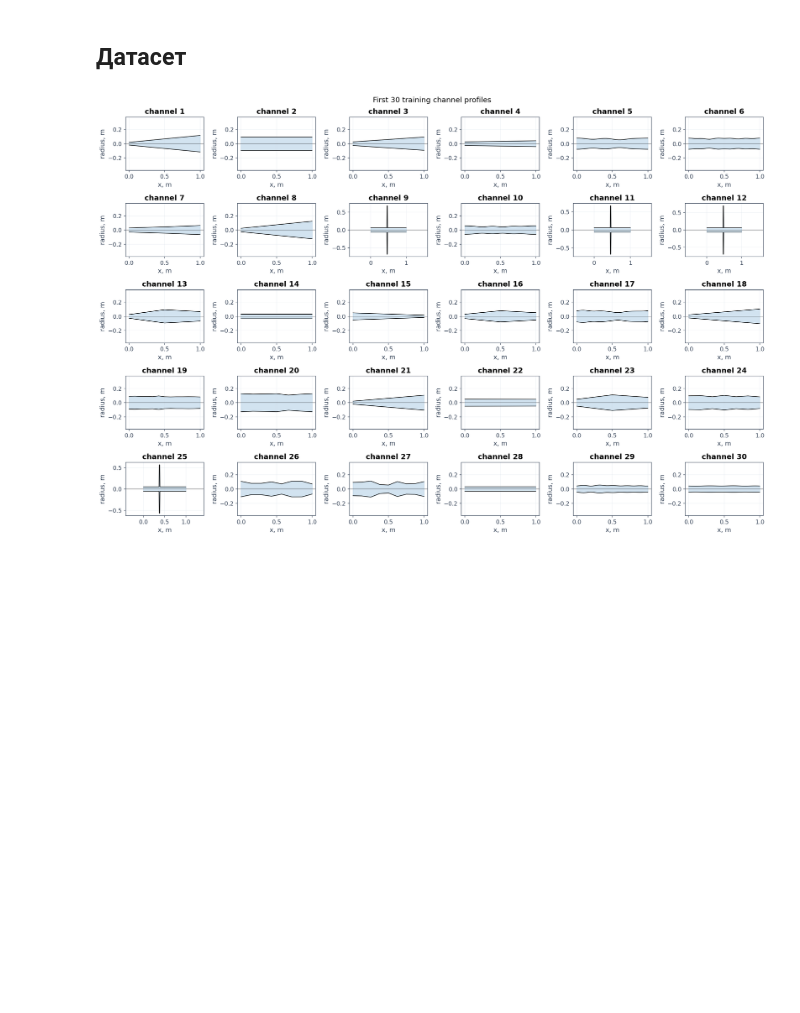
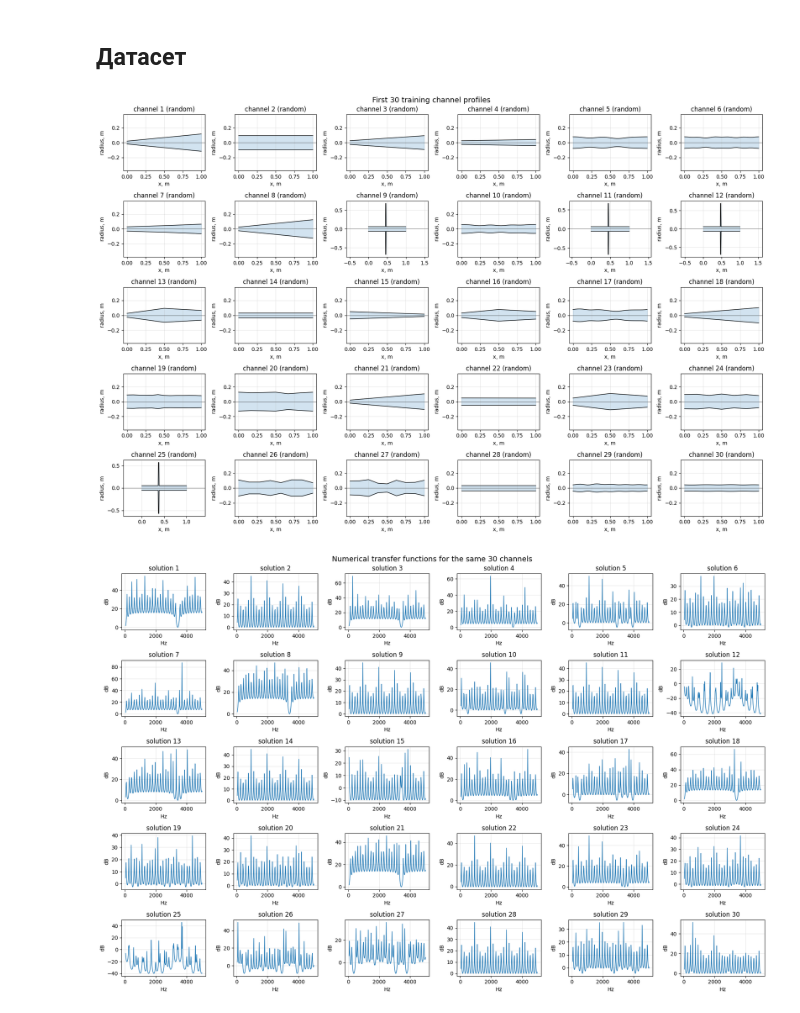
Before and after one commit to Erykalkin/webster, a Jupyter notebook: solver_benchmark_demo.ipynb, the cells around one changed output. Drawn from its saved outputs; the diff is of its cells as text; code cells hidden in the pictures; blank space fills up the shorter version.

```diff
--- a/solver_benchmark_demo.ipynb
+++ b/solver_benchmark_demo.ipynb
@@ -1839,11 +2073,15 @@ import importlib
 import matplotlib.pyplot as plt
 import vt_all_solvers_wrapper as vt
 import dataset
+
 from base_range_library import range_library
 from dataset import StreamingGeometryDatasetConfig, make_streaming_dataloader
+
 importlib.reload(vt)
+importlib.reload(dataset)
 
 batch_size = 50
+n_show = 30
 
 train_config = StreamingGeometryDatasetConfig(
     geometry_kind="random",
@@ -1861,6 +2099,9 @@ train_loader = make_streaming_dataloader(
 )
 
 geometries = []
+solutions_db = []
+frequencies_hz = []
+metadata = []
 
 for batch in train_loader:
     geom = batch["geometry"]
@@ -1868,6 +2109,10 @@ for batch in train_loader:
     x = geom["x_m"]
     area = geom["area_m2"]
     node_count = geom["node_count"]
+
+    target = batch["target"]
+    freq = batch["frequencies_hz"]
+    meta = batch.get("meta", None)
 
     for i in range(x.shape[0]):
         n = int(node_count[i])
@@ -1876,34 +2121,68 @@ for batch in train_loader:
             x_m=x[i, :n].cpu().tolist(),
             area_m2=area[i, :n].cpu().tolist(),
         )
 
         geometries.append(geometry)
+        solutions_db.append(target[i].detach().cpu())
+        frequencies_hz.append(freq[i].detach().cpu())
 
-        if len(geometries) >= 30:
+        if meta is not None:
+            metadata.append(meta[i])
+        else:
+            metadata.append(None)
+
+        if len(geometries) >= n_show:
             break
 
-    if len(geometries) >= 30:
+    if len(geometries) >= n_show:
         break
 
 
+# 1) Геометрии каналов
 fig, axes = plt.subplots(5, 6, figsize=(18, 12))
 axes = axes.ravel()
 
 for idx, geometry in enumerate(geometries):
+    kind = ""
+    if metadata[idx] is not None and "geometry_kind" in metadata[idx]:
+        kind = f" ({metadata[idx]['geometry_kind']})"
+    elif metadata[idx] is not None and "geometry_kind_requested" in metadata[idx]:
+        kind = f" ({metadata[idx]['geometry_kind_requested']})"
+
     vt.plot_geometry(
         geometry,
         mode="symmetric",
         ax=axes[idx],
-        title=f"channel {idx + 1}",
+        title=f"channel {idx + 1}{kind}",
         equal_aspect=True,
         linewidth=1.0,
     )
 
 for ax in axes[len(geometries):]:
     ax.axis("off")
 
 fig.suptitle("First 30 training channel profiles", fontsize=14)
 fig.tight_layout()
 plt.show()
+
+
+# 2) Численные решения для тех же каналов
+fig, axes = plt.subplots(5, 6, figsize=(18, 12))
+axes = axes.ravel()
+
+for idx, (freq, solution_db) in enumerate(zip(frequencies_hz, solutions_db)):
+    axes[idx].plot(freq, solution_db, linewidth=1.1, color="tab:blue")
+    axes[idx].set_title(f"solution {idx + 1}")
+    axes[idx].set_xlabel("Hz")
+    axes[idx].set_ylabel("dB")
+    axes[idx].grid(True, alpha=0.3)
+
+for ax in axes[len(solutions_db):]:
+    ax.axis("off")
+
+fig.suptitle("Numerical transfer functions for the same 30 channels", fontsize=14)
+fig.tight_layout()
+plt.show()
 # %% [output]
-[figure, old version]
+[figure, new version]
+[figure, added]
```
Also changed, not shown: parts of 4 cells of this notebook, 5 other files.
